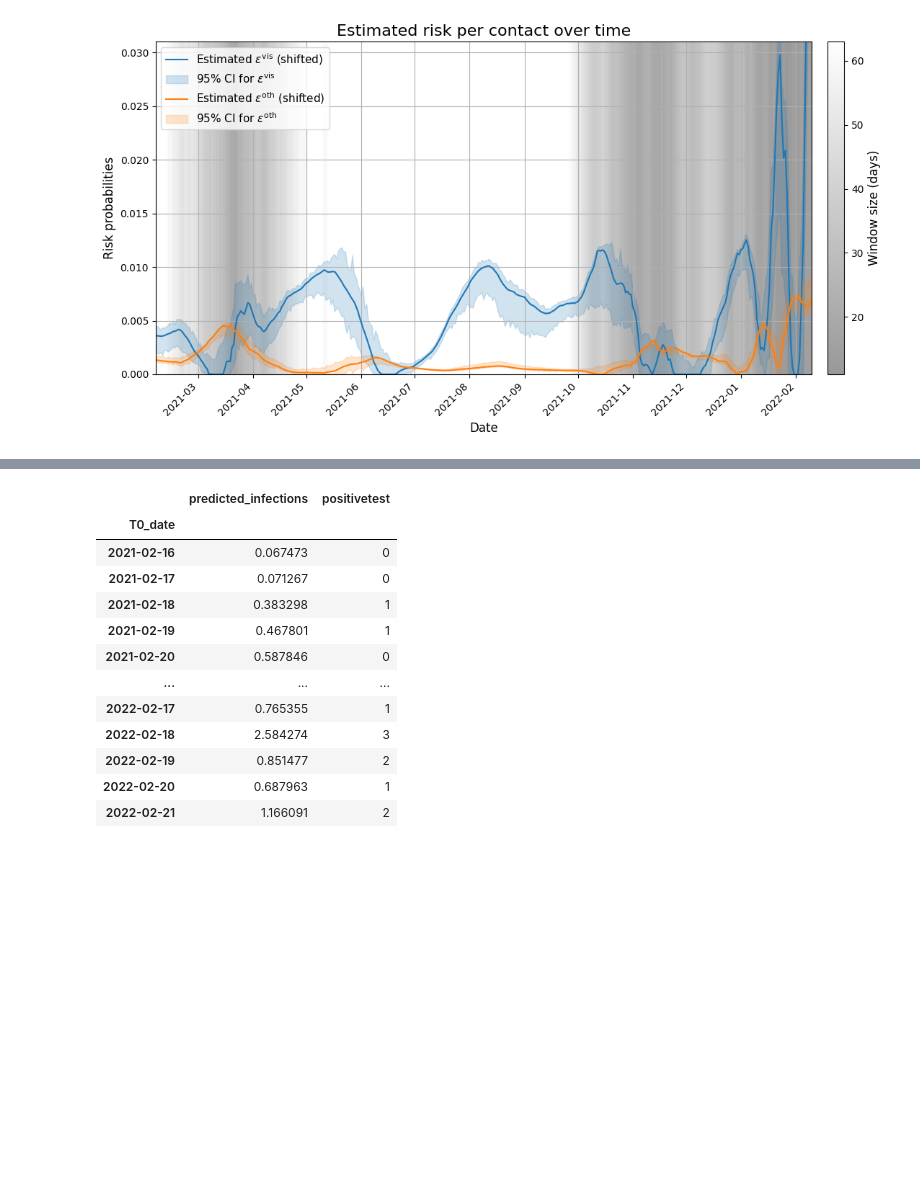
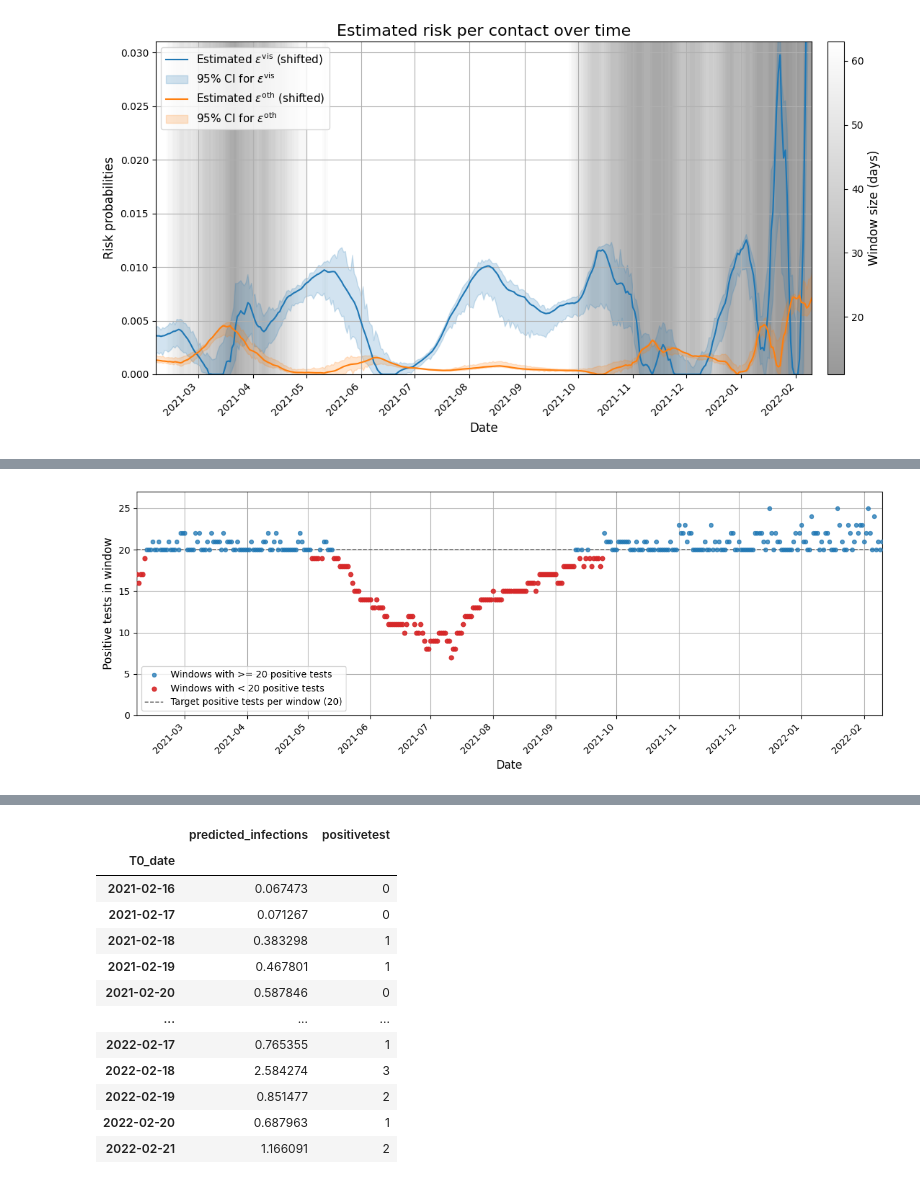
Before and after one commit to DaniChambon1/covid-household-visitors, a Jupyter notebook: 2_model.ipynb, the cells around one changed output, grey strips where cells are left out. Cells and saved outputs as stored; diff of their text form; code cells hidden in the pictures; blank space fills up the shorter version.

```diff
--- a/2_model.ipynb
+++ b/2_model.ipynb
@@ -160,0 +56,17 @@ def risk_mle_adaptive_triangle_only_pos(df_behavior, min_pos_tests, max_window_s
+# %%
+def log_likelihood(params, I_t_input, n_vis, n_oth, weights):
+    """
+        Calculate the log-likelihood of the model given the parameters and data.
+    """
+    epsilon, gamma = params
+    I_t_input = np.asarray(I_t_input, dtype=float)
+    n_vis = np.asarray(n_vis, dtype=float)
+    n_oth = np.asarray(n_oth, dtype=float)
+    weights = np.asarray(weights, dtype=float)
+
+    P_t = 1.0 - np.power(1.0 - epsilon, n_vis) * np.power(1.0 - gamma, n_oth)
+    P_t = np.clip(P_t, 1e-10, 1.0 - 1e-10)
+    return -np.sum(
+        weights
+        * (I_t_input * np.log(P_t) + (1.0 - I_t_input) * np.log(1.0 - P_t))
+    )
@@ -1219,0 +1296,77 @@ plt.show()
+# %%
+import matplotlib.dates as mdates
+import matplotlib.pyplot as plt
+import pandas as pd
+
+pos_col = "pos_tests_in_window"
+target_pos = 20
+
+# Use all rows where the full window was used
+df_all = df_risk[df_risk["full_window_used"] == 1].copy()
+df_all["shifted_T0_date"] = pd.to_datetime(df_all["T0_date"]) - pd.to_timedelta(
+    11, unit="D"
+)
+df_all = df_all.sort_values("shifted_T0_date")
+
+below_target = df_all[pos_col] < target_pos
+df_below = df_all[below_target]
+df_at_or_above = df_all[~below_target]
+
+fig, ax = plt.subplots(figsize=(12, 4.5))
+
+# Dots with at least 20 positive tests in the window
+ax.scatter(
+    df_at_or_above["shifted_T0_date"],
+    df_at_or_above[pos_col],
+    s=18,
+    color="tab:blue",
+    alpha=0.75,
+    label=f"Windows with >= {target_pos} positive tests",
+    zorder=3,
+)
+
+# Dots with fewer than 20 positive tests in the window
+ax.scatter(
+    df_below["shifted_T0_date"],
+    df_below[pos_col],
+    s=22,
+    color="tab:red",
+    alpha=0.9,
+    label=f"Windows with < {target_pos} positive tests",
+    zorder=4,
+)
+
+# Target threshold of 20 positive tests that the adaptive window aims for
+ax.axhline(
+    target_pos,
+    color="dimgray",
+    linestyle="--",
+    linewidth=1.1,
+    label=f"Target positive tests per window ({target_pos})",
+    zorder=2,
+)
+
+# Match x-axis range to df_plot if available, otherwise use full df_all range
+if "df_plot" in locals() and not df_plot.empty:
+  x_min, x_max = df_plot["shifted_T0_date"].min(), df_plot["shifted_T0_date"].max()
+else:
+  x_min, x_max = df_all["shifted_T0_date"].min(), df_all["shifted_T0_date"].max()
+
+ax.set_xlim(x_min, x_max)
+y_upper = max(22, int(df_all[pos_col].max()) + 2) if not df_all.empty else 22
+ax.set_ylim(0, y_upper)
+
+ax.xaxis.set_major_locator(mdates.MonthLocator())
+ax.xaxis.set_major_formatter(mdates.DateFormatter("%Y-%m"))
+plt.setp(ax.get_xticklabels(), rotation=45, ha="right")
+
+ax.set_xlabel("Date", fontsize=12)
+ax.set_ylabel("Positive tests in window", fontsize=12)
+ax.grid(True, zorder=0)
+ax.legend(loc="lower left", fontsize=10)
+
+plt.tight_layout()
+plt.savefig("results/window_positives_by_cap.png", dpi=200, bbox_inches="tight")
+plt.show()
+# %% [output]
+[figure, added]
```
Also changed, not shown: parts of 14 cells of this notebook, 6 other files.
